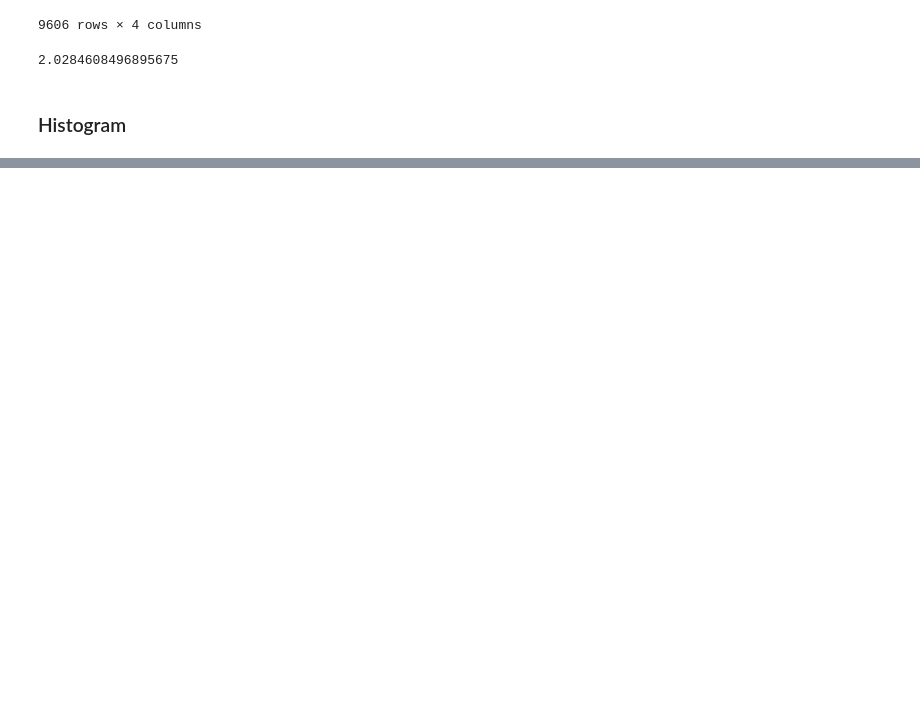
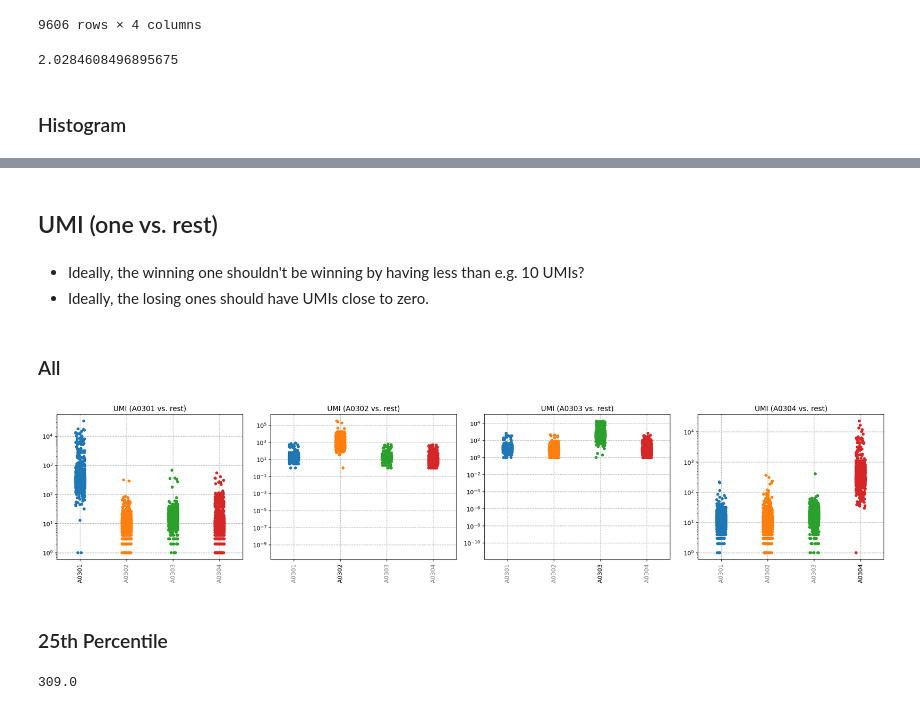
Before and after one commit to hisplan/sharp, a Jupyter notebook: manual-inspection/inspect.ipynb, the cells around one changed output, grey strips where cells are left out. Cells and saved outputs as stored; diff of their text form; code cells hidden in the pictures; blank space fills up the shorter version.

```diff
--- a/manual-inspection/inspect.ipynb
+++ b/manual-inspection/inspect.ipynb
@@ -564,3 +517,52 @@ df_umi_class
 | CCACGTTCAGGCAATG | 7 | 11 | 207 | 402 | 25 | ... |
 | GCAACATAGTGACACG | 340 | 6 | 9 | 334 | 31 | ... |
 9606 rows × 6 columns
+# %% [markdown]
+## UMI (one vs. rest)
+# %% [markdown]
+- Ideally, the winning one shouldn't be winning by having less than e.g. 10 UMIs?
+- Ideally, the losing ones should have UMIs close to zero.
+# %% [markdown]
+### All
+# %%
+num_hashtags = len(df_umi_class.columns[:-2])
+num_cols = 4
+num_rows = num_hashtags / num_cols + 1
+
+fig = plt.figure(figsize=(20, num_rows * 4), facecolor="white")
+
+idx_plot = 0
+
+for hashtag in sorted(hashtags):
+
+    idx_plot += 1
+
+    ax = fig.add_subplot(num_rows, num_cols, idx_plot)
+
+    df_tmp = df_umi_class[ df_umi_class.hashID == hashtag ].iloc[:,0:-2]
+    df_tmp.columns = list(map(lambda col: col.split("-")[0], df_tmp.columns))
+
+    sns.stripplot(data=df_tmp)
+
+    ax.set_title(f"UMI ({hashtag} vs. rest)")
+    ax.tick_params(axis="x", rotation=90)
+    ax.grid(b=True, linestyle="--")
+    ax.set_yscale("log")
+
+    for tick in ax.xaxis.get_major_ticks():
+        if tick.label.get_text() == hashtag:
+            tick.label.set_color("black")
+        else:
+            tick.label.set_color("gray")
+
+plt.tight_layout()
+plt.show()
+# %% [output]
+[figure, added]
+# %% [markdown]
+### 25th Percentile
+# %%
+umi_sum_percentile_25 = df_umi_class.iloc[:,0:-2].sum(axis=1).describe()["25%"]
+umi_sum_percentile_25
+# %% [output]
+309.0
```
Also changed, not shown: parts of 25 cells of this notebook.
